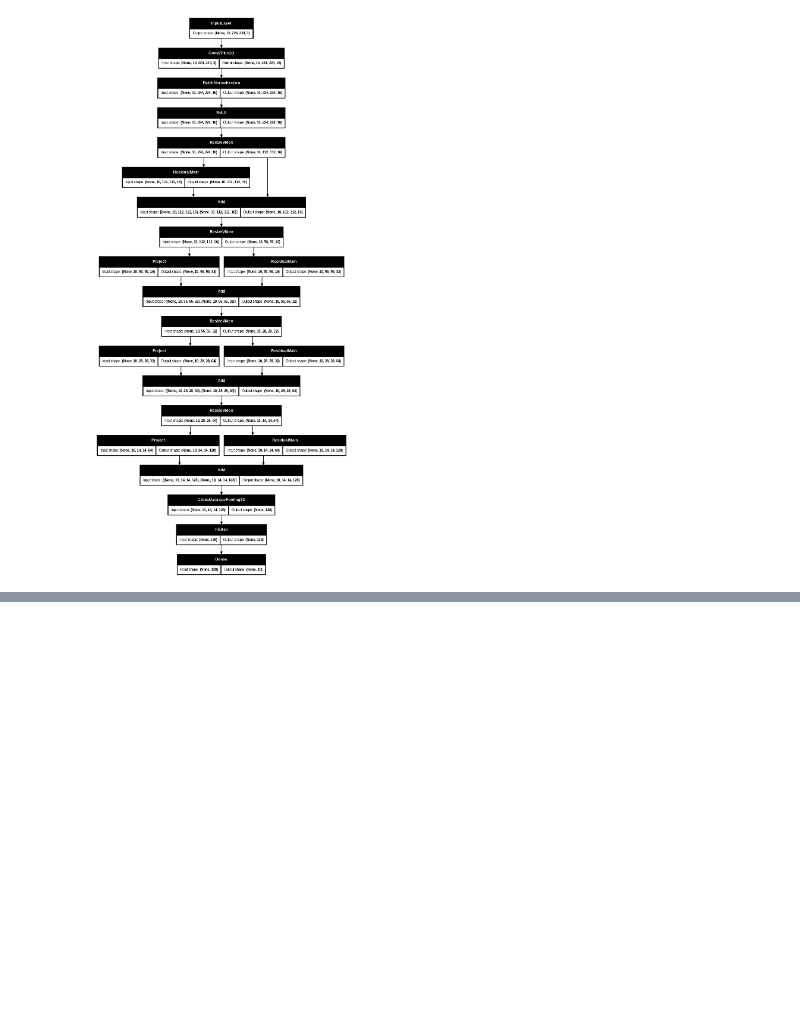
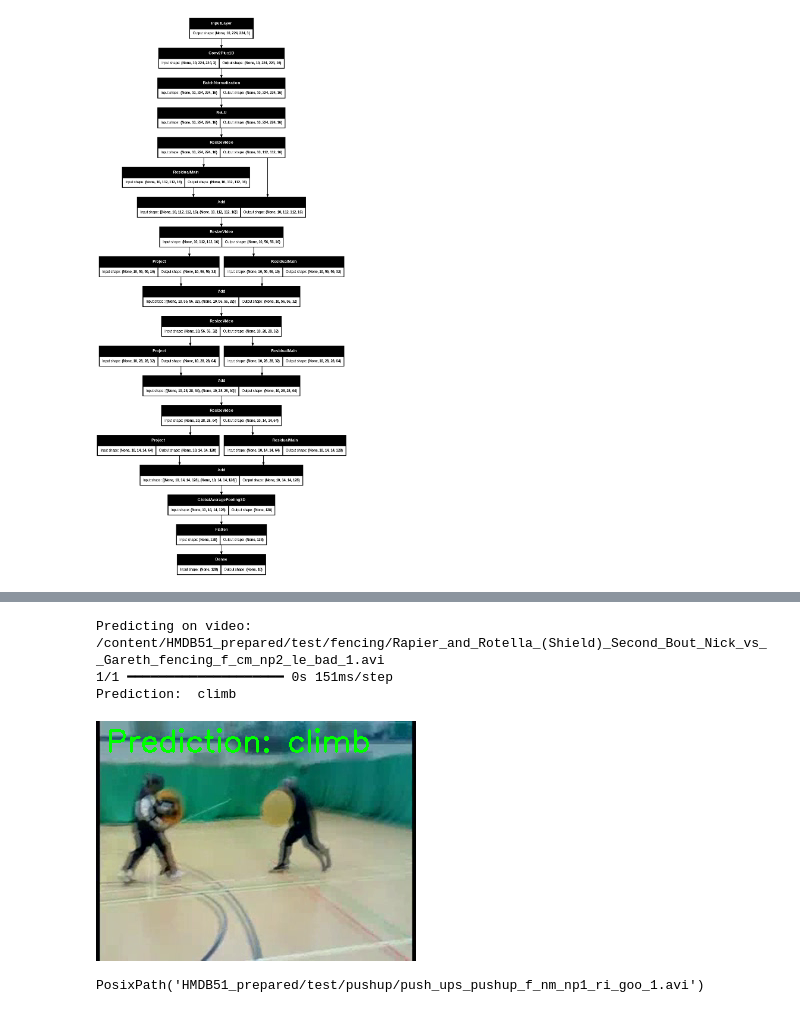
Before and after one commit to MaheeGamage/TIES4911-DL-for-dev, a Jupyter notebook: Task-4/Task 4-5.ipynb, the cells around one changed output, grey strips where cells are left out. Cells and saved outputs as stored; diff of their text form; code cells hidden in the pictures; blank space fills up the shorter version.

```diff
--- a/Task-4/Task 4-5.ipynb
+++ b/Task-4/Task 4-5.ipynb
@@ -646,6 +646,6 @@ model.compile(loss = keras.losses.SparseCategoricalCrossentropy(from_logits=True
               metrics = ['accuracy'])
 # %%
 history = model.fit(x = train_ds,
-                    epochs = 50,
+                    epochs = 5,
                     validation_data = val_ds)
 # %% [output]
@@ -769,0 +812,60 @@ recall
+# %%
+import cv2
+import tensorflow as tf
+import numpy as np
+from google.colab.patches import cv2_imshow
+
+
+def predict_on_video(video_path):
+    """Predicts the action in a given video and displays its first frame."""
+    try:
+        # Open the video file
+        cap = cv2.VideoCapture(video_path)
+
+        # Read the first frame
+        ret, frame = cap.read()
+
+        if not ret:
+            print("Error: Could not read the video file.")
+            return
+
+        # Resize the frame
+        resized_frame = cv2.resize(frame, (WIDTH, HEIGHT))
+
+        # Convert frame to tensor
+        input_frame = tf.expand_dims(resized_frame, axis=0)
+        input_frames = tf.expand_dims(input_frame, axis=0) # add batch and time dimension
+
+        # Create fake input array with batch size 1 and 10 frames (adjust as needed)
+        input_frames = tf.repeat(input_frames, repeats=n_frames, axis=1)
+
+        # Make a prediction
+        predictions = model.predict(input_frames)
+        predicted_class_index = tf.argmax(predictions[0]).numpy()
+        predicted_class = labels[predicted_class_index]
+
+        print("Prediction: ", predicted_class)
+
+        # Display the first frame with the prediction
+        cv2.putText(frame, f"Prediction: {predicted_class}", (10, 30), cv2.FONT_HERSHEY_SIMPLEX, 1, (0, 255, 0), 2)
+        cv2_imshow(frame)
+
+
+    except Exception as e:
+        print(f"An error occurred: {e}")
+
+# Example usage:
+path_string = "/content/HMDB51_prepared/test/fencing/Rapier_and_Rotella_(Shield)_Second_Bout_Nick_vs__Gareth_fencing_f_cm_np2_le_bad_1.avi"
+test_video_path = pathlib.Path(path_string)
+# test_video_path = list(subset_paths['test'].glob('**/*.avi'))[0] # Get the path of a video in the test set
+print(f"Predicting on video: {test_video_path}")
+predict_on_video(str(test_video_path)) # Convert pathlib.Path to string
+# %% [output]
+Predicting on video: /content/HMDB51_prepared/test/fencing/Rapier_and_Rotella_(Shield)_Second_Bout_Nick_vs__Gareth_fencing_f_cm_np2_le_bad_1.avi
+1/1 ━━━━━━━━━━━━━━━━━━━━ 0s 151ms/step
+Prediction:  climb
+[figure, added]
+# %%
+test_video_path
+# %% [output]
+PosixPath('HMDB51_prepared/test/pushup/push_ups_pushup_f_nm_np1_ri_goo_1.avi')
```
Also changed, not shown: parts of 9 cells of this notebook.
